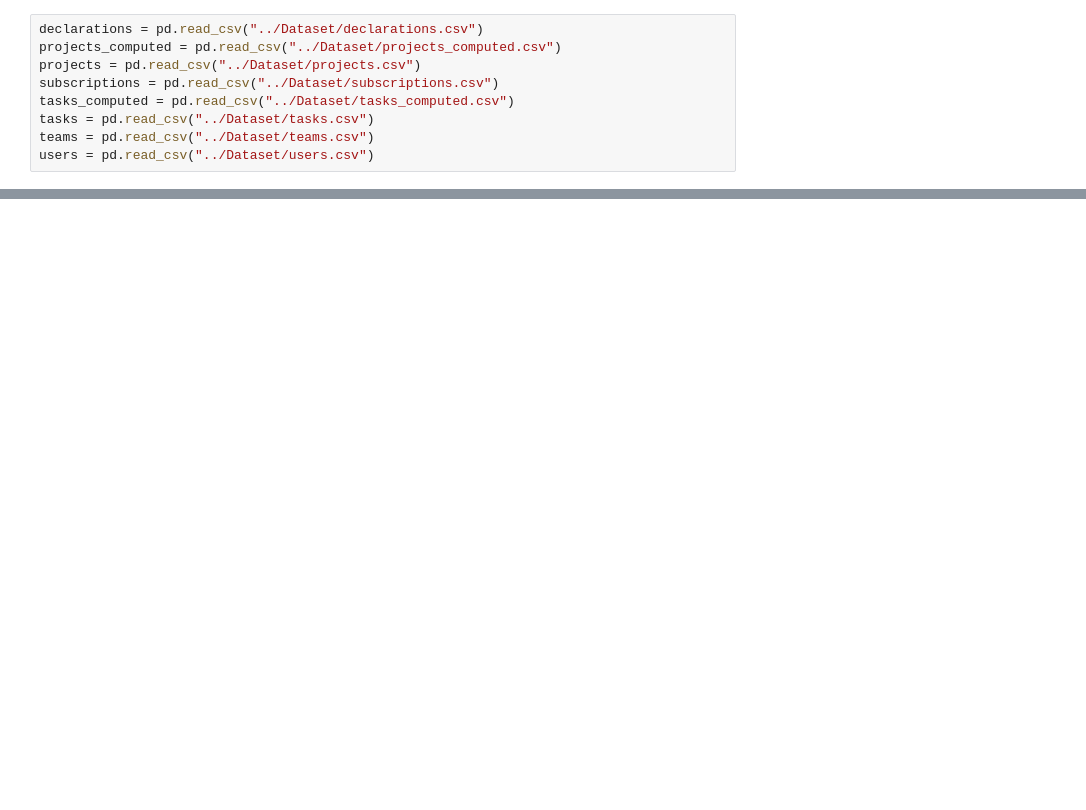
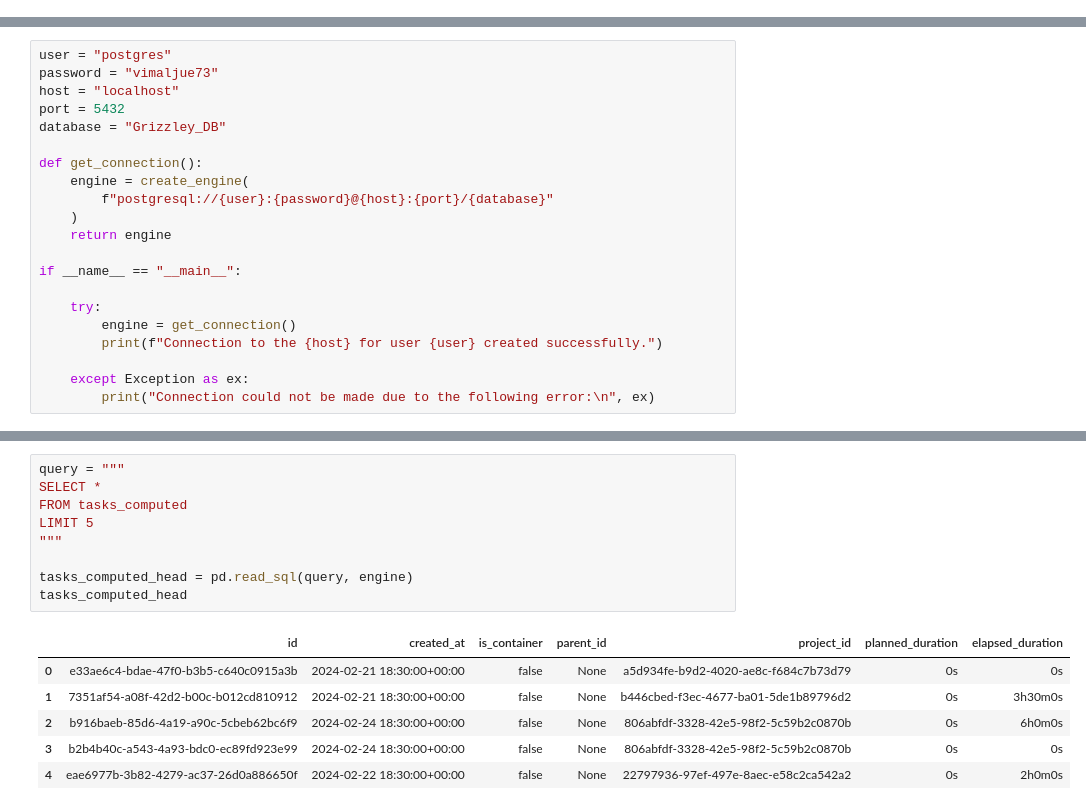
Before and after one commit to vimalraj73/Grizzley-Project-Operations-and-Resource-Utilization-Analysis, a Jupyter notebook: Main/Analysis.ipynb, the cells around one changed output, grey strips where cells are left out. Drawn from its saved outputs; the diff is of its cells as text; blank space fills up the shorter version.

```diff
--- a/Main/Analysis.ipynb
+++ b/Main/Analysis.ipynb
@@ -4,9 +5,0 @@ import pandas as pd
-# %%
-declarations = pd.read_csv("../Dataset/declarations.csv")
-projects_computed = pd.read_csv("../Dataset/projects_computed.csv")
-projects = pd.read_csv("../Dataset/projects.csv")
-subscriptions = pd.read_csv("../Dataset/subscriptions.csv")
-tasks_computed = pd.read_csv("../Dataset/tasks_computed.csv")
-tasks = pd.read_csv("../Dataset/tasks.csv")
-teams = pd.read_csv("../Dataset/teams.csv")
-users = pd.read_csv("../Dataset/users.csv")
@@ -120,0 +6,21 @@ subscriptions.head()
+# %%
+user = "postgres"
+password = "vimaljue73"
+host = "localhost"
+port = 5432
+database = "Grizzley_DB"
+
+def get_connection():
+    engine = create_engine(
+        f"postgresql://{user}:{password}@{host}:{port}/{database}"
+    )
+    return engine
+
+if __name__ == "__main__":
+
+    try:
+        engine = get_connection()
+        print(f"Connection to the {host} for user {user} created successfully.")
+
+    except Exception as ex:
+        print("Connection could not be made due to the following error:\n", ex)
@@ -120,0 +236,16 @@ subscriptions.head()
+# %%
+query = """
+SELECT *
+FROM tasks_computed
+LIMIT 5
+"""
+
+tasks_computed_head = pd.read_sql(query, engine)
+tasks_computed_head
+# %% [output]
+|  | id | created_at | is_container | parent_id | project_id | planned_duration | elapsed_duration |
+| 0 | e33ae6c4-bdae-47f0-b3b5-c640c0915a3b | 2024-02-21 18:30:00+00:00 | false | None | a5d934fe-b9d2-4020-ae8c-f684c7b73d79 | 0s | 0s |
+| 1 | 7351af54-a08f-42d2-b00c-b012cd810912 | 2024-02-21 18:30:00+00:00 | false | None | b446cbed-f3ec-4677-ba01-5de1b89796d2 | 0s | 3h30m0s |
+| 2 | b916baeb-85d6-4a19-a90c-5cbeb62bc6f9 | 2024-02-24 18:30:00+00:00 | false | None | 806abfdf-3328-42e5-98f2-5c59b2c0870b | 0s | 6h0m0s |
+| 3 | b2b4b40c-a543-4a93-bdc0-ec89fd923e99 | 2024-02-24 18:30:00+00:00 | false | None | 806abfdf-3328-42e5-98f2-5c59b2c0870b | 0s | 0s |
+| 4 | eae6977b-3b82-4279-ac37-26d0a886650f | 2024-02-22 18:30:00+00:00 | false | None | 22797936-97ef-497e-8aec-e58c2ca542a2 | 0s | 2h0m0s |
```
Also changed, not shown: parts of 25 cells of this notebook.
